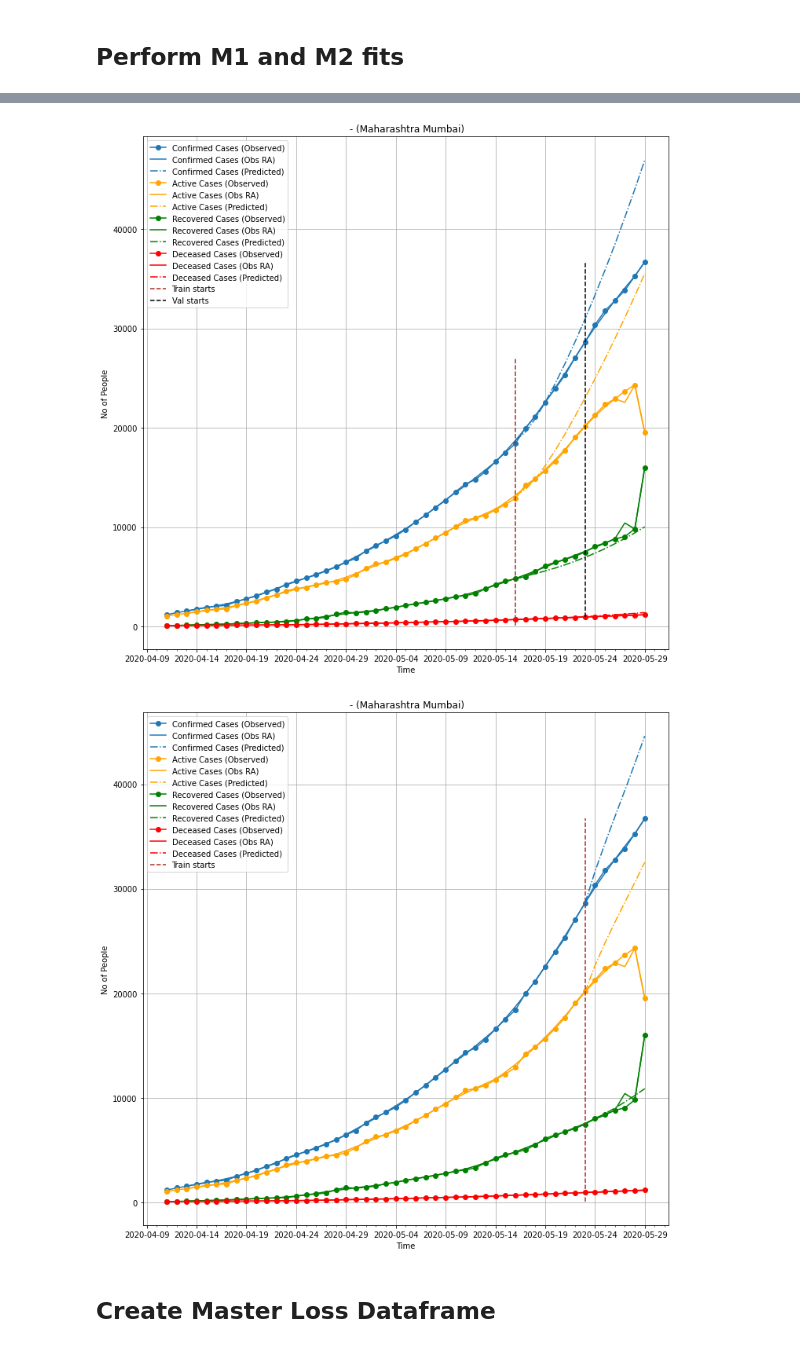
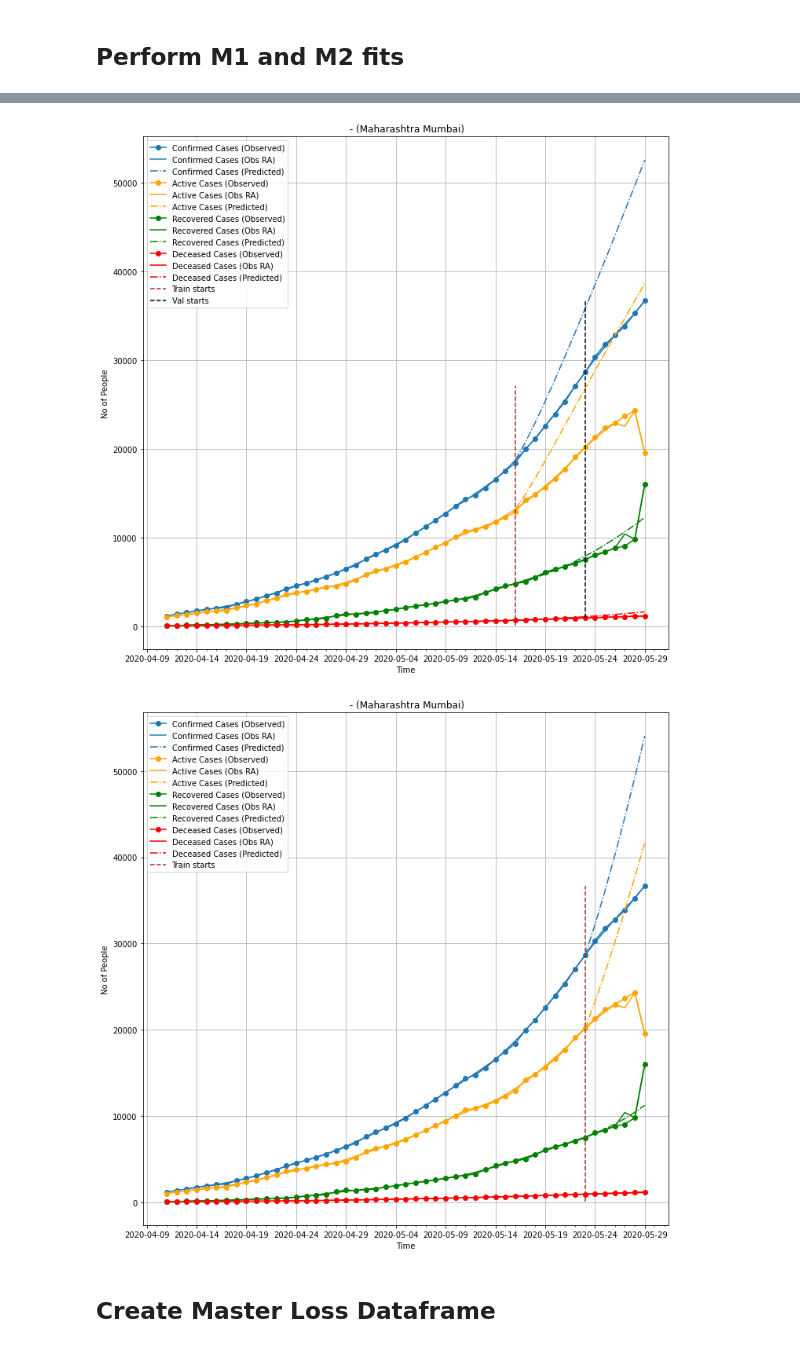
Before and after one commit to WadhwaniAI/covid-modelling, a Jupyter notebook: notebooks/seir/[STABLE] recov_smoothing_experiments.ipynb, the cells around one changed output, grey strips where cells are left out. Drawn from its saved outputs; the diff is of its cells as text; code cells hidden in the pictures.

Commit message:
working weighted smoothing

```diff
--- a/notebooks/seir/[STABLE] recov_smoothing_experiments.ipynb
+++ b/notebooks/seir/[STABLE] recov_smoothing_experiments.ipynb
@@ -52,12 +55,12 @@ for state, district in districts_to_show:
     predictions_dict[(state, district)]['m1'] = single_fitting_cycle(
         dataframes, state, district, train_period=7, val_period=7, num_evals=5,
         data_from_tracker=False, initialisation='intermediate', model=SEIR_Testing,
-        smooth_jump=False, smoothing_method='linear', smoothing_length=28,
+        smooth_jump=False, smoothing_method='weighted', smoothing_length=28,
         which_compartments=['hospitalised', 'total_infected', 'deceased', 'recovered'])
     predictions_dict[(state, district)]['m2'] = single_fitting_cycle(
         dataframes, state, district, train_period=7, val_period=0, num_evals=5,
         data_from_tracker=False, initialisation='intermediate', model=SEIR_Testing,
-        smooth_jump=False, smoothing_method='linear', smoothing_length=28,
+        smooth_jump=False, smoothing_method='weighted', smoothing_length=28,
         which_compartments=['hospitalised', 'total_infected', 'deceased', 'recovered'])
 
     predictions_dict[(state, district)]['state'] = state
@@ -87,5 +90,5 @@ best parameters
-[figure, old version]
+[figure, new version]
-[figure, old version]
+[figure, new version]
 # %% [markdown]
 ## Create Master Loss Dataframe
 # %% [markdown]
```
Also changed, not shown: parts of 10 cells of this notebook, 2 other files.
